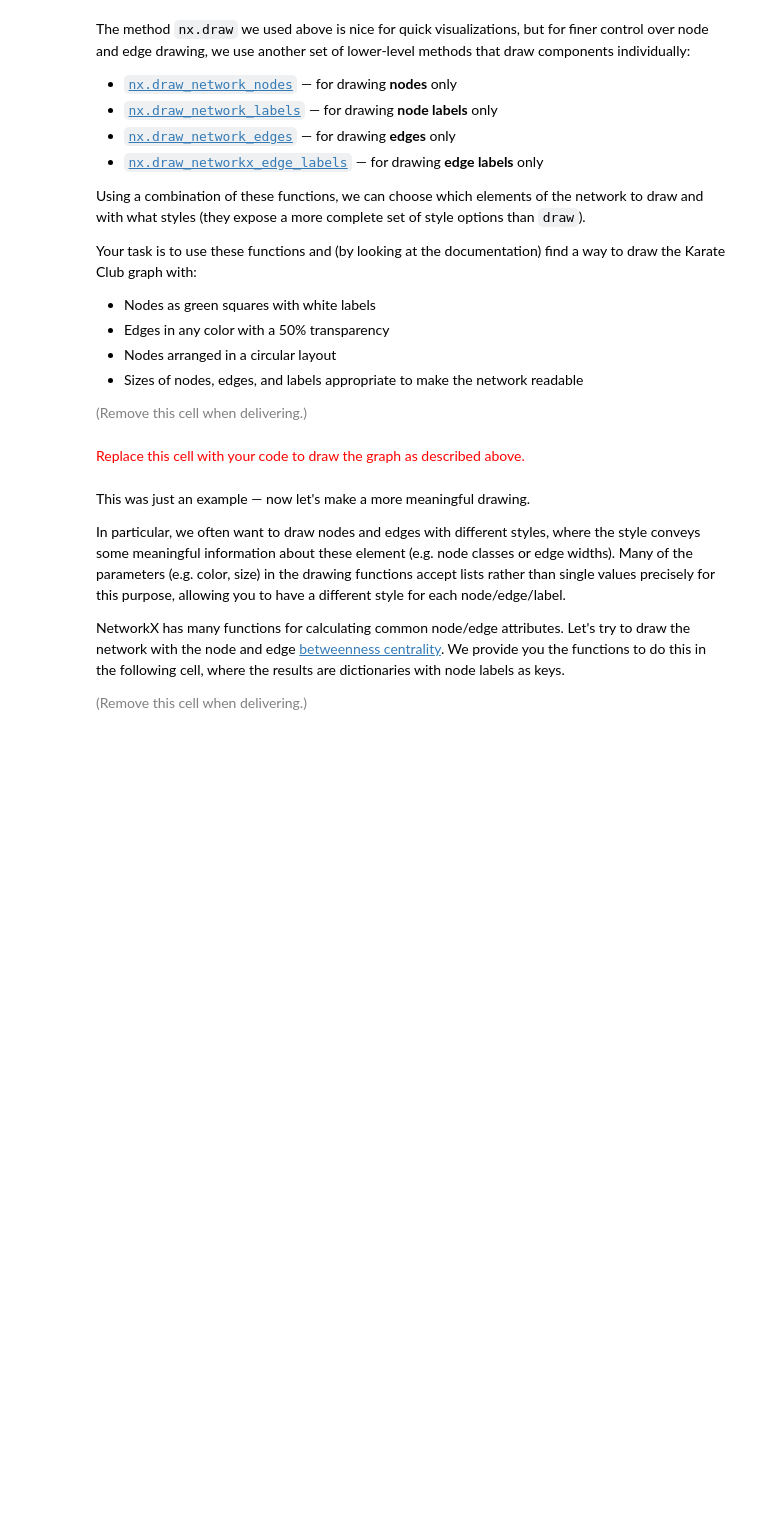
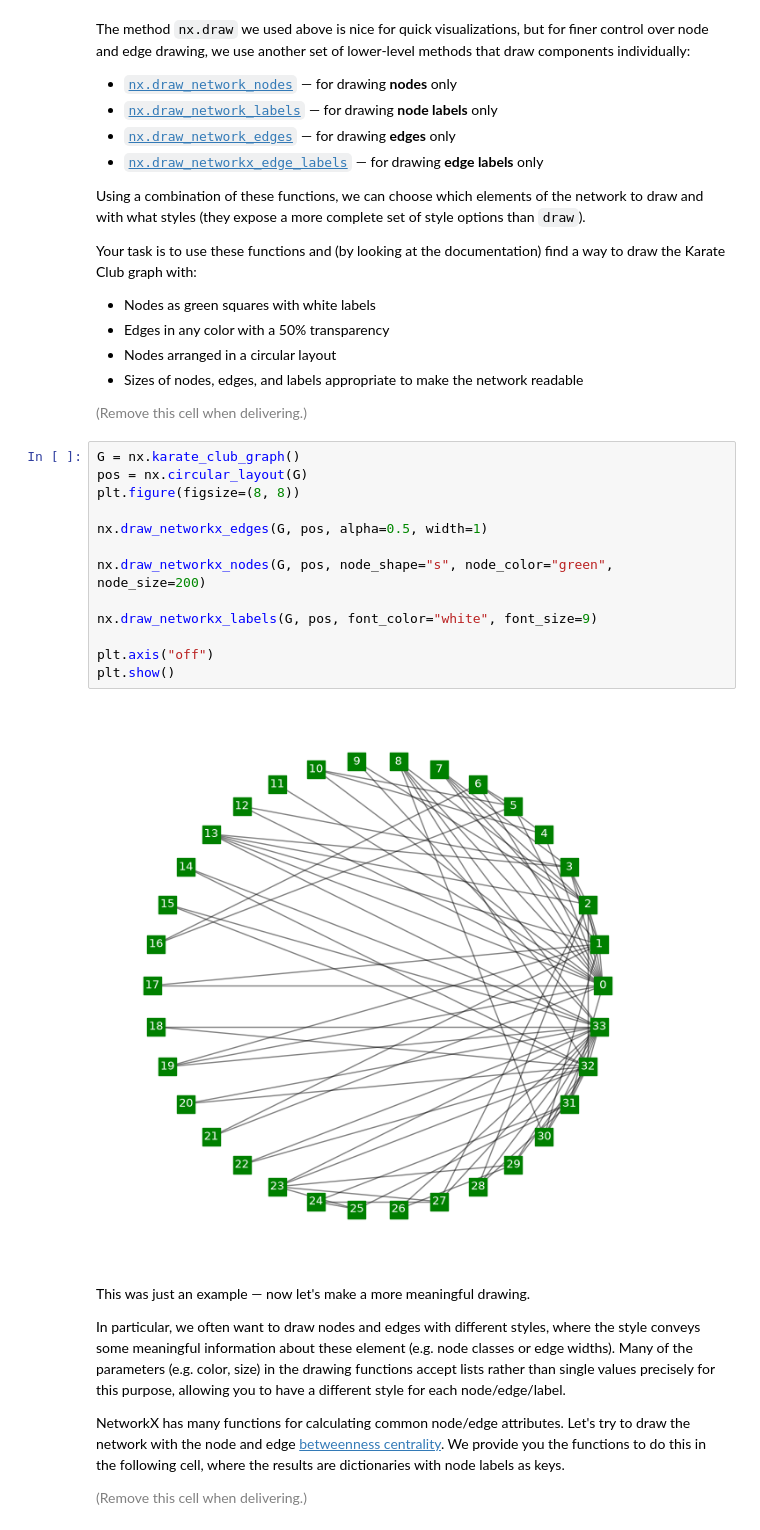
Before and after one commit to chatox/networks-science-course, a Jupyter notebook: practicum/ps01-networkx-pandas-2026.ipynb, the cells around one changed output. Drawn from its saved outputs; the diff is of its cells as text; blank space fills up the shorter version.

```diff
--- a/practicum/ps01-networkx-pandas-2026.ipynb
+++ b/practicum/ps01-networkx-pandas-2026.ipynb
@@ -156,8 +156,21 @@ Your task is to use these functions and (by looking at the documentation) find a
 - Sizes of nodes, edges, and labels appropriate to make the network readable
 
 <font size="-1" color="gray">(Remove this cell when delivering.)</font>
-# %% [markdown]
-<font size="+1" color="red">Replace this cell with your code to draw the graph as described above.</font>
+# %%
+G = nx.karate_club_graph()
+pos = nx.circular_layout(G)
+plt.figure(figsize=(8, 8))
+
+nx.draw_networkx_edges(G, pos, alpha=0.5, width=1)
+
+nx.draw_networkx_nodes(G, pos, node_shape="s", node_color="green", node_size=200)
+
+nx.draw_networkx_labels(G, pos, font_color="white", font_size=9)
+
+plt.axis("off")
+plt.show()
+# %% [output]
+[figure, added]
 # %% [markdown]
 This was just an example — now let's make a more meaningful drawing.
 
```
Also changed, not shown: parts of 6 cells of this notebook.
